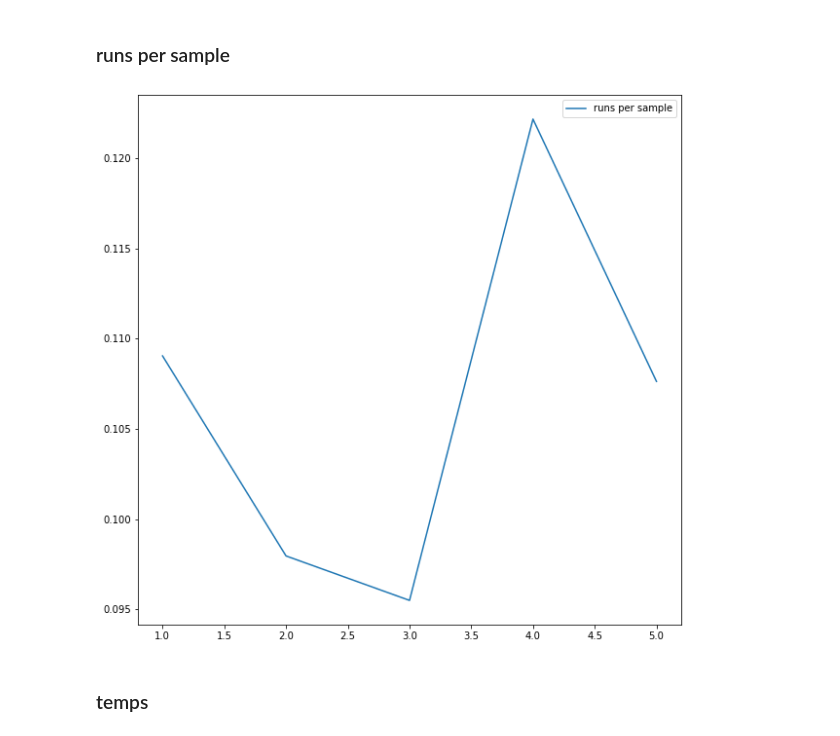
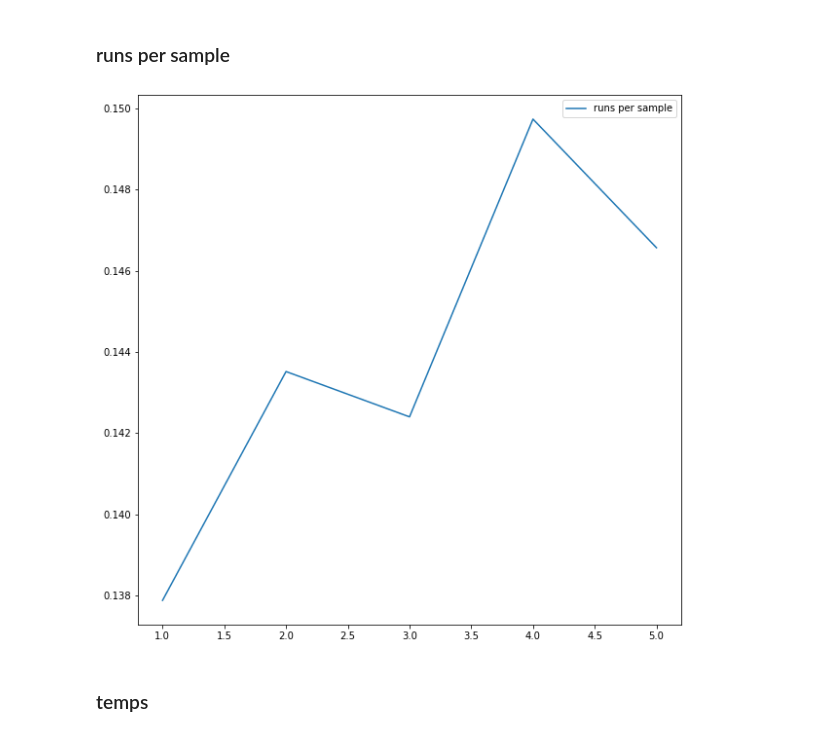
Before and after one commit to mikhailivanushko/SLT-bounds, a Jupyter notebook: seeds_methods_test.ipynb, the cells around one changed output. Drawn from its saved outputs; the diff is of its cells as text; code cells hidden in the pictures.

```diff
--- a/seeds_methods_test.ipynb
+++ b/seeds_methods_test.ipynb
@@ -70,7 +46,7 @@ PUMP_X = voice_X
 PUMP_Y = voice_y
 
 samples_per_cycle = 10
-pump_cycles = 100
+pump_cycles = 1
 
 rpss=[1,2,3,4,5]
 acc=-5
@@ -105,7 +81,7 @@ for pc in range(pump_cycles):
                             radvec=radvec,
                             runs_per_sample=rps,
                             margin=MARGIN,
-                            bounds=BOUND,
+                            bound=BOUND,
                             verbose=False,
                             method='da', kwargs={'maxiter':maxiter, 'initial_temp':temp, 'accept':acc})
 
@@ -139,7 +108,7 @@ rpss=[1,2,5,10,20]
 for rps in rpss:
     comps = []
     for acc in accepts:
-        history = load_file('histories/accepts_rps'+str(rps)+'/acc_' + str(acc))
+        history = load_file('histories/accepts_rps'+str(rps)+'/acc_' + str(acc)+'_history.txt')
         comps.append(calc_complexity(history))
     plt.plot(accepts, comps, label="runs per sample ="+str(rps))
 
@@ -152,22 +121,22 @@ plt.show()
 # %%
 plt.figure(figsize=(10,10))
 comps = []
 
 rpss=[1,2,3,4,5]
 acc=-5
 temp=50000
 maxiter=1000
 
 for rps in rpss:
-    history = load_file('histories/rpss/rps_'+str(rps))
+    history = load_file('histories/rpss/rps_'+str(rps)+'_history.txt')
     comps.append(calc_complexity(history))
 plt.plot(rpss, comps, label="runs per sample")
 
 
 plt.legend()
 plt.show()
 # %% [output]
-[figure, old version]
+[figure, new version]
 # %% [markdown]
 ### temps
 # %%
```
Also changed, not shown: parts of 9 cells of this notebook, 10 other files.
